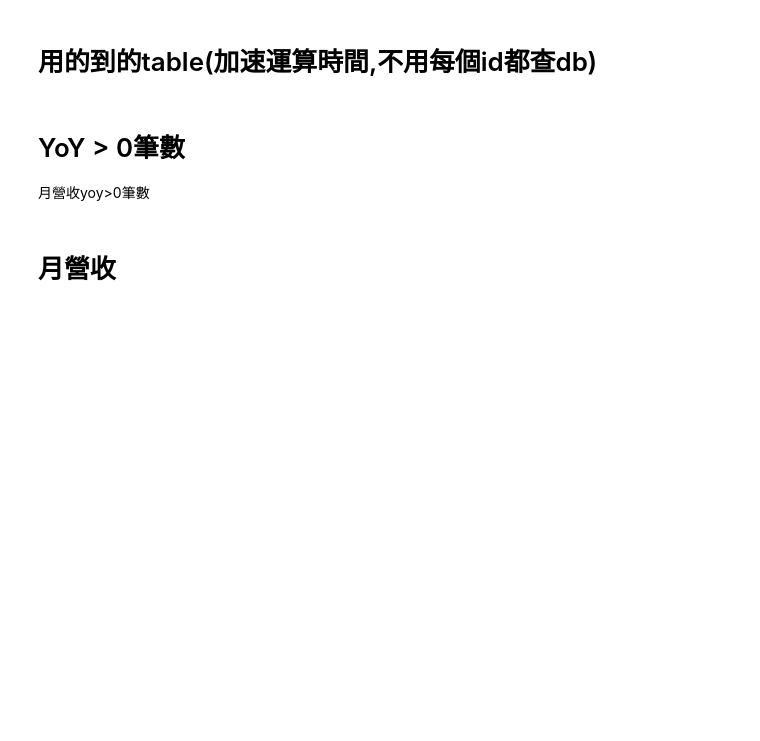
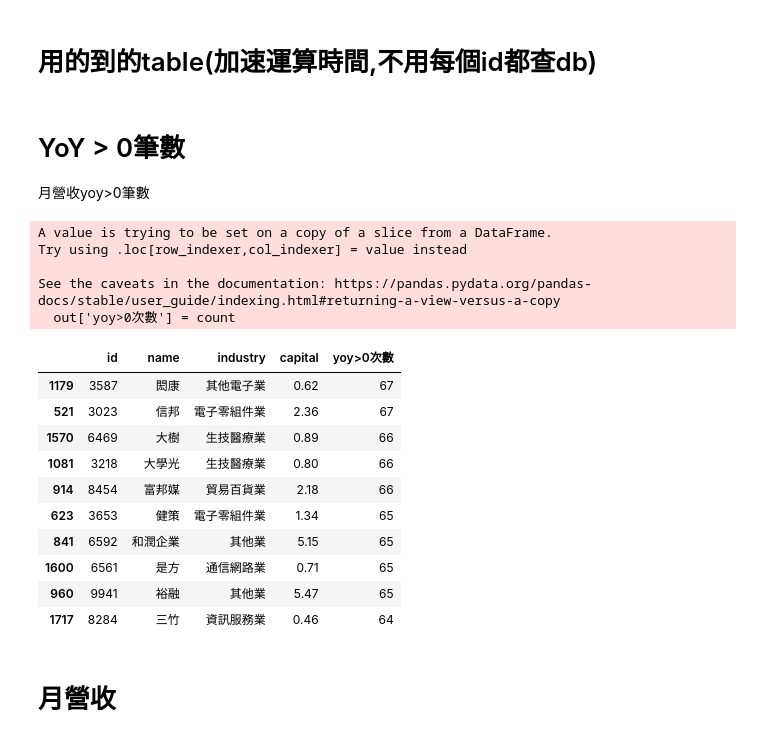
Before and after one commit to moved0311/stock, a Jupyter notebook: download/features.ipynb, the cells around one changed output. Cells and saved outputs as stored; diff of their text form; code cells hidden in the pictures; blank space fills up the shorter version.

```diff
--- a/download/features.ipynb
+++ b/download/features.ipynb
@@ -73,7 +73,28 @@ def countYoYGreaterThan0(id):
     except:
         return np.nan
 
-out['yoyIncreaseCount'] = [countYoYGreaterThan0(id) for id in ids]
+count = [countYoYGreaterThan0(id) for id in ids]
+out['yoy>0次數'] = count
+# %% [output]
+A value is trying to be set on a copy of a slice from a DataFrame.
+Try using .loc[row_indexer,col_indexer] = value instead
+
+See the caveats in the documentation: https://pandas.pydata.org/pandas-docs/stable/user_guide/indexing.html#returning-a-view-versus-a-copy
+  out['yoy>0次數'] = count
+# %%
+out.sort_values(by=['yoy>0次數'], ascending=False).head(10)
+# %% [output]
+|  | id | name | industry | capital | yoy>0次數 |
+| 1179 | 3587 | 閎康 | 其他電子業 | 0.62 | 67 |
+| 521 | 3023 | 信邦 | 電子零組件業 | 2.36 | 67 |
+| 1570 | 6469 | 大樹 | 生技醫療業 | 0.89 | 66 |
+| 1081 | 3218 | 大學光 | 生技醫療業 | 0.80 | 66 |
+| 914 | 8454 | 富邦媒 | 貿易百貨業 | 2.18 | 66 |
+| 623 | 3653 | 健策 | 電子零組件業 | 1.34 | 65 |
+| 841 | 6592 | 和潤企業 | 其他業 | 5.15 | 65 |
+| 1600 | 6561 | 是方 | 通信網路業 | 0.71 | 65 |
+| 960 | 9941 | 裕融 | 其他業 | 5.47 | 65 |
+| 1717 | 8284 | 三竹 | 資訊服務業 | 0.46 | 64 |
 # %% [markdown]
 # 月營收
 # %%
```
Also changed, not shown: parts of 23 cells of this notebook, 3 other files.
